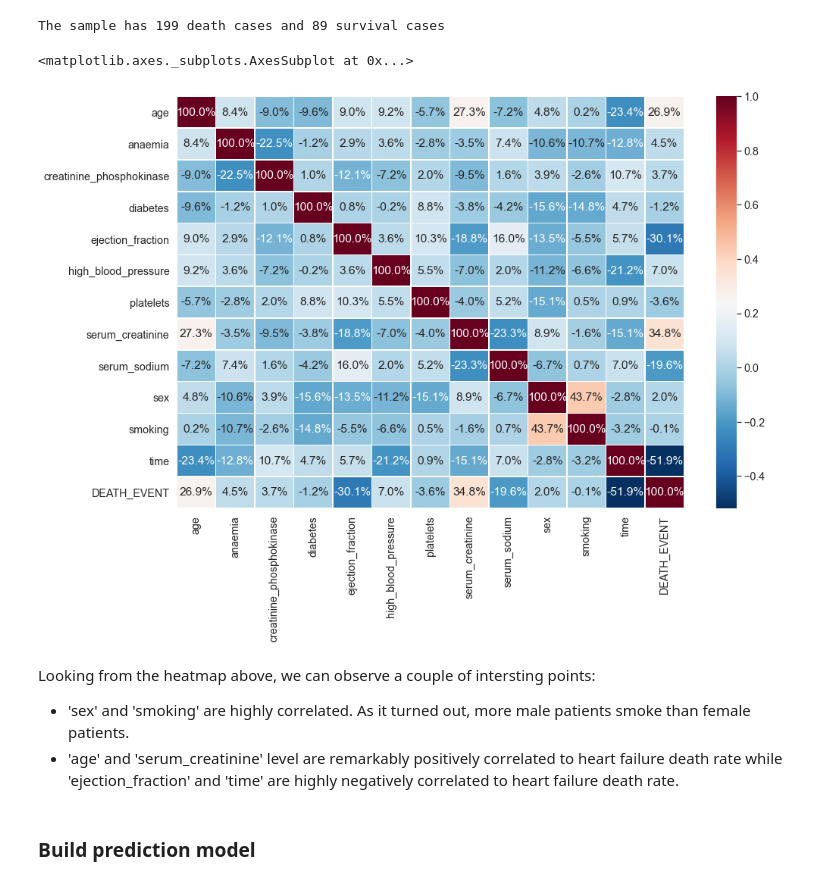
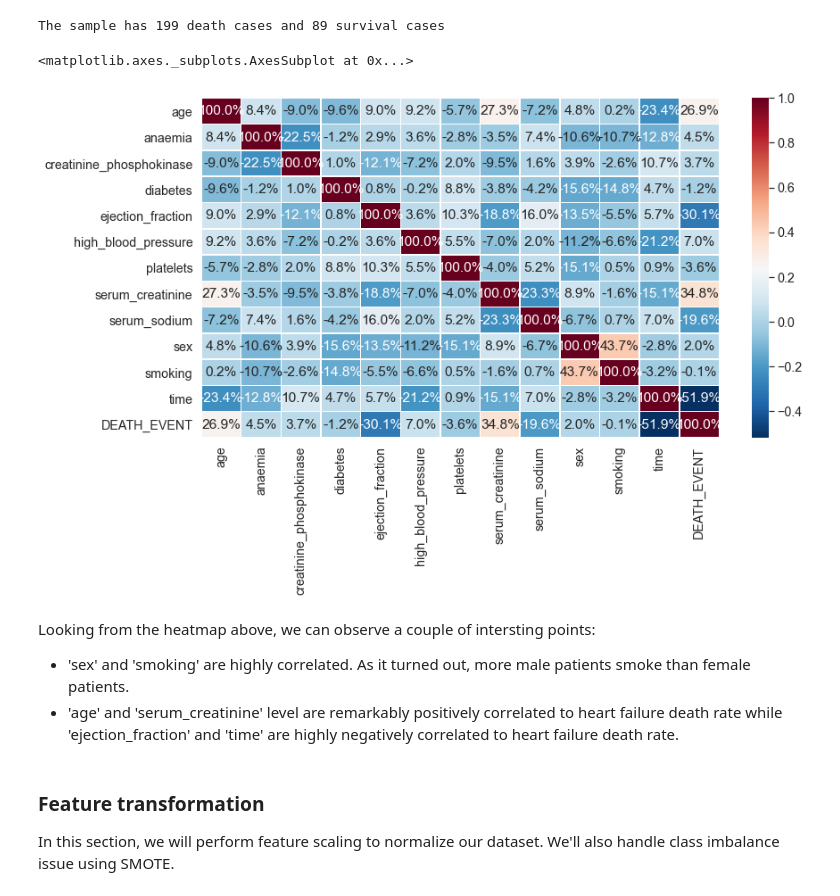
Before and after one commit to vilandao/heart_failure_prediction, a Jupyter notebook: heart_failure_prediction.ipynb, the cells around one changed output. Saved outputs shown, nothing was run; the diff lists cells and outputs as text; code cells hidden in the pictures.

```diff
--- a/heart_failure_prediction.ipynb
+++ b/heart_failure_prediction.ipynb
@@ -298,16 +289,18 @@ The sample has 199 death cases and 89 survival cases
 # %%
 # Since the target variable is highly skewed, let's take a look at the correlation matrix to
 # inspect the realtionship between variables:
 corr_matrix = df.corr()
 
-plt.figure(figsize=(15,10))
+plt.figure(figsize=(13,7))
 sns.heatmap(corr_matrix, annot=True, linewidths=.5, fmt=".1%", cmap = "RdBu_r")
 # %% [output]
 <matplotlib.axes._subplots.AxesSubplot at 0x...>
-[figure, old version]
+[figure, new version]
 # %% [markdown]
 Looking from the heatmap above, we can observe a couple of intersting points:
 * 'sex' and 'smoking' are highly correlated. As it turned out, more male patients smoke than female patients.
 * 'age' and 'serum_creatinine' level are remarkably positively correlated to heart failure death rate while 'ejection_fraction' and 'time' are highly negatively correlated to heart failure death rate.
-# %% [markdown]
-### Build prediction model
+# %% [markdown]
+### Feature transformation
+
+In this section, we will perform feature scaling to normalize our dataset. We'll also handle class imbalance issue using SMOTE.
```
Also changed, not shown: parts of 23 cells of this notebook.
